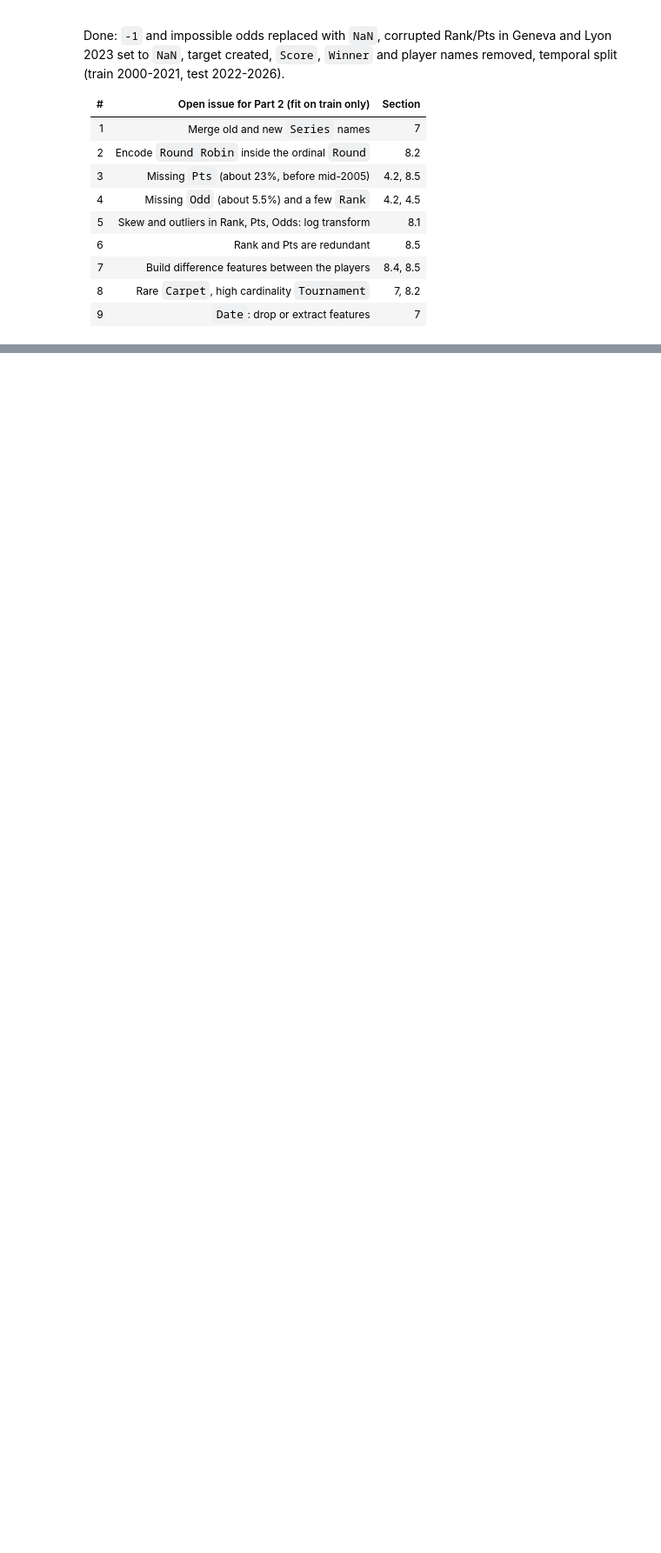
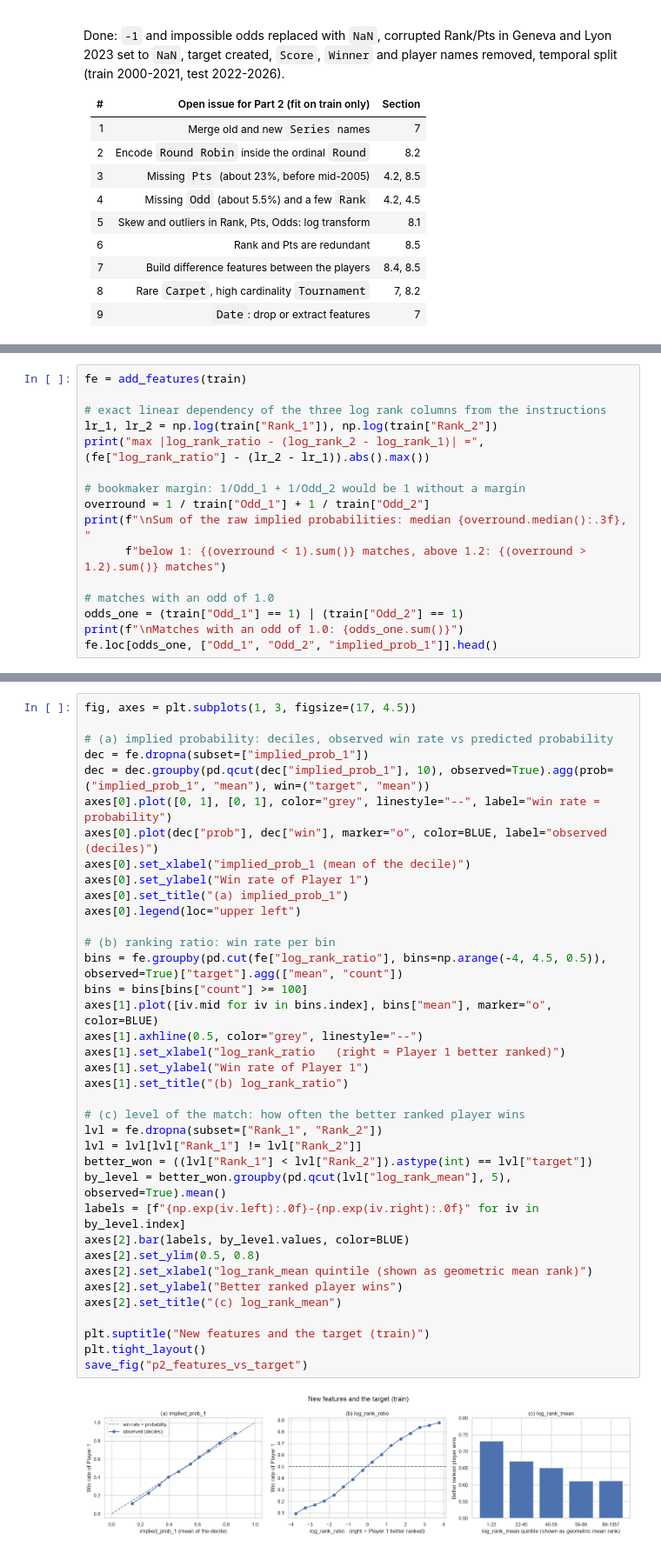
Before and after one commit to PeroPeki/machine_learning_erasmus, a Jupyter notebook: notebooks/data_explanation.ipynb, the cells around one changed output, grey strips where cells are left out. Shown at 87% size. Cells and saved outputs as stored; diff of their text form; blank space fills up the shorter version.

```diff
--- a/notebooks/data_explanation.ipynb
+++ b/notebooks/data_explanation.ipynb
@@ -744,0 +1017,16 @@ Done: `-1` and impossible odds replaced with `NaN`, corrupted Rank/Pts in Geneva
+# %%
+fe = add_features(train)
+
+# exact linear dependency of the three log rank columns from the instructions
+lr_1, lr_2 = np.log(train["Rank_1"]), np.log(train["Rank_2"])
+print("max |log_rank_ratio - (log_rank_2 - log_rank_1)| =", (fe["log_rank_ratio"] - (lr_2 - lr_1)).abs().max())
+
+# bookmaker margin: 1/Odd_1 + 1/Odd_2 would be 1 without a margin
+overround = 1 / train["Odd_1"] + 1 / train["Odd_2"]
+print(f"\nSum of the raw implied probabilities: median {overround.median():.3f}, "
+      f"below 1: {(overround < 1).sum()} matches, above 1.2: {(overround > 1.2).sum()} matches")
+
+# matches with an odd of 1.0
+odds_one = (train["Odd_1"] == 1) | (train["Odd_2"] == 1)
+print(f"\nMatches with an odd of 1.0: {odds_one.sum()}")
+fe.loc[odds_one, ["Odd_1", "Odd_2", "implied_prob_1"]].head()
@@ -744,0 +1057,39 @@ Done: `-1` and impossible odds replaced with `NaN`, corrupted Rank/Pts in Geneva
+# %%
+fig, axes = plt.subplots(1, 3, figsize=(17, 4.5))
+
+# (a) implied probability: deciles, observed win rate vs predicted probability
+dec = fe.dropna(subset=["implied_prob_1"])
+dec = dec.groupby(pd.qcut(dec["implied_prob_1"], 10), observed=True).agg(prob=("implied_prob_1", "mean"), win=("target", "mean"))
+axes[0].plot([0, 1], [0, 1], color="grey", linestyle="--", label="win rate = probability")
+axes[0].plot(dec["prob"], dec["win"], marker="o", color=BLUE, label="observed (deciles)")
+axes[0].set_xlabel("implied_prob_1 (mean of the decile)")
+axes[0].set_ylabel("Win rate of Player 1")
+axes[0].set_title("(a) implied_prob_1")
+axes[0].legend(loc="upper left")
+
+# (b) ranking ratio: win rate per bin
+bins = fe.groupby(pd.cut(fe["log_rank_ratio"], bins=np.arange(-4, 4.5, 0.5)), observed=True)["target"].agg(["mean", "count"])
+bins = bins[bins["count"] >= 100]
+axes[1].plot([iv.mid for iv in bins.index], bins["mean"], marker="o", color=BLUE)
+axes[1].axhline(0.5, color="grey", linestyle="--")
+axes[1].set_xlabel("log_rank_ratio   (right = Player 1 better ranked)")
+axes[1].set_ylabel("Win rate of Player 1")
+axes[1].set_title("(b) log_rank_ratio")
+
+# (c) level of the match: how often the better ranked player wins
+lvl = fe.dropna(subset=["Rank_1", "Rank_2"])
+lvl = lvl[lvl["Rank_1"] != lvl["Rank_2"]]
+better_won = ((lvl["Rank_1"] < lvl["Rank_2"]).astype(int) == lvl["target"])
+by_level = better_won.groupby(pd.qcut(lvl["log_rank_mean"], 5), observed=True).mean()
+labels = [f"{np.exp(iv.left):.0f}-{np.exp(iv.right):.0f}" for iv in by_level.index]
+axes[2].bar(labels, by_level.values, color=BLUE)
+axes[2].set_ylim(0.5, 0.8)
+axes[2].set_xlabel("log_rank_mean quintile (shown as geometric mean rank)")
+axes[2].set_ylabel("Better ranked player wins")
+axes[2].set_title("(c) log_rank_mean")
+
+plt.suptitle("New features and the target (train)")
+plt.tight_layout()
+save_fig("p2_features_vs_target")
+# %% [output]
+[figure, added]
```
Also changed, not shown: parts of 42 cells of this notebook, 6 other files.
